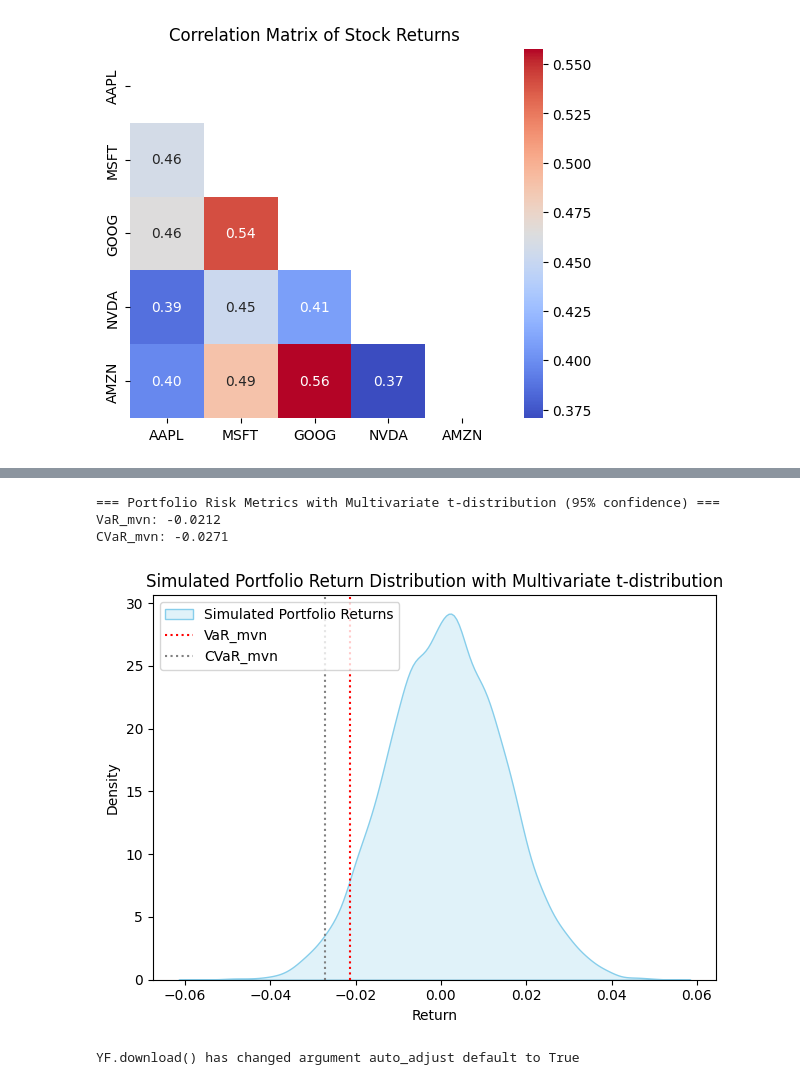
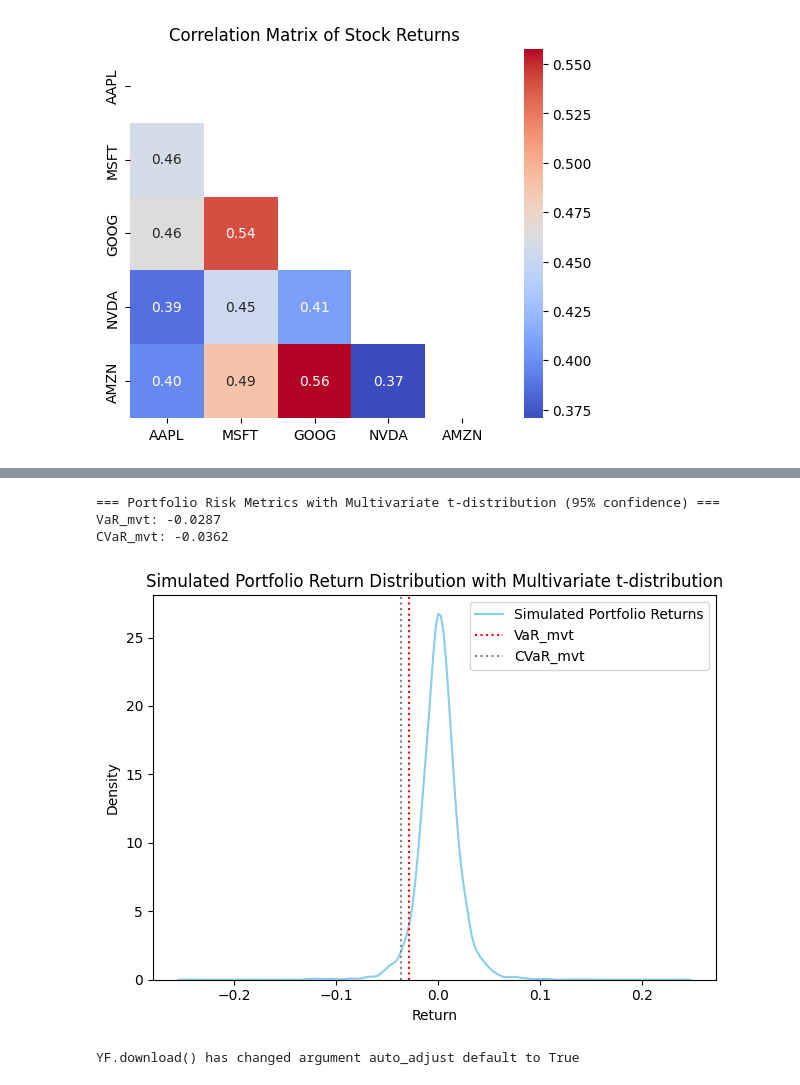
Before and after one commit to manipuppeteer/Finance-Projects, a Jupyter notebook: VaR & CVaR modelling/VaR_daily.ipynb, the cells around one changed output, grey strips where cells are left out. Cells and saved outputs as stored; diff of their text form; code cells hidden in the pictures.

```diff
--- a/VaR & CVaR modelling/VaR_daily.ipynb
+++ b/VaR & CVaR modelling/VaR_daily.ipynb
@@ -166,6 +154,7 @@ KS statistic: 0.0506, p-value: 0.0000
 ## The KS Statistic is lower and the p-value is higher for the t-distribution, indicating a better fit than the normal distribution.
 # %%
 #  Parametric VaR (Variance-Covariance, assuming t)
+confidence_level = 0.95
 param_VaR_t = stats.t.ppf(1 - confidence_level, df, loc, scale)
 
 #  Monte Carlo VaR (simulate 10,000 scenarios)
@@ -329,26 +353,27 @@ plt.show()
 # %%
-VaR_mvn = np.percentile(portfolio_returns_normal, (1-confidence_level)*100)
-CVaR_mvn = portfolio_returns_normal[portfolio_returns_normal <= VaR_mvn].mean()
+VaR_mvt = np.percentile(portfolio_returns_mvt, (1-confidence_level)*100)
+CVaR_mvt = portfolio_returns_mvt[portfolio_returns_mvt <= VaR_mvn].mean()
 print(f"=== Portfolio Risk Metrics with Multivariate t-distribution ({confidence_level*100:.0f}% confidence) ===")
-print(f"VaR_mvn: {VaR_mvn:.4f}")
-print(f"CVaR_mvn: {CVaR_mvn:.4f}")
+print(f"VaR_mvt: {VaR_mvt:.4f}")
+print(f"CVaR_mvt: {CVaR_mvt:.4f}")
 # Dashboard plot
-x = np.linspace(portfolio_returns_normal.min(), portfolio_returns_normal.max(), 1000)
-sns.kdeplot(portfolio_returns_normal, fill=True, color='skyblue', label='Simulated Portfolio Returns')
+x = np.linspace(-0.1, 0.1, 1000)
+sns.kdeplot(portfolio_returns_mvt, fill=False, color='skyblue', label='Simulated Portfolio Returns')
 #plt.plot(x, no.pdf(x, df, loc=loc, scale=scale), 'g--', label=f't-distribution PDF (df={df:.1f})')
-plt.axvline(VaR_mvn, color='red', linestyle=':', label='VaR_mvn')
-plt.axvline(CVaR_mvn, color='grey', linestyle=':', label='CVaR_mvn')
+plt.axvline(VaR_mvt, color='red', linestyle=':', label='VaR_mvt')
+plt.axvline(CVaR_mvt, color='grey', linestyle=':', label='CVaR_mvt')
 plt.title('Simulated Portfolio Return Distribution with Multivariate t-distribution')
 plt.legend()
+#plt.xlim(-1,1)
 plt.xlabel('Return')
 plt.ylabel('Density')
 plt.tight_layout()
 plt.show()
 # %% [output]
 === Portfolio Risk Metrics with Multivariate t-distribution (95% confidence) ===
-VaR_mvn: -0.0212
-CVaR_mvn: -0.0271
+VaR_mvt: -0.0287
+CVaR_mvt: -0.0362
-[figure, old version]
+[figure, new version]
 # %%
 covid_data = yf.download(tickers, start="2020-01-01", end="2020-06-01")['Close']
 covid_returns = covid_data.pct_change().dropna().dot(weights)
```
Also changed, not shown: parts of 18 cells of this notebook, 3 other files.
